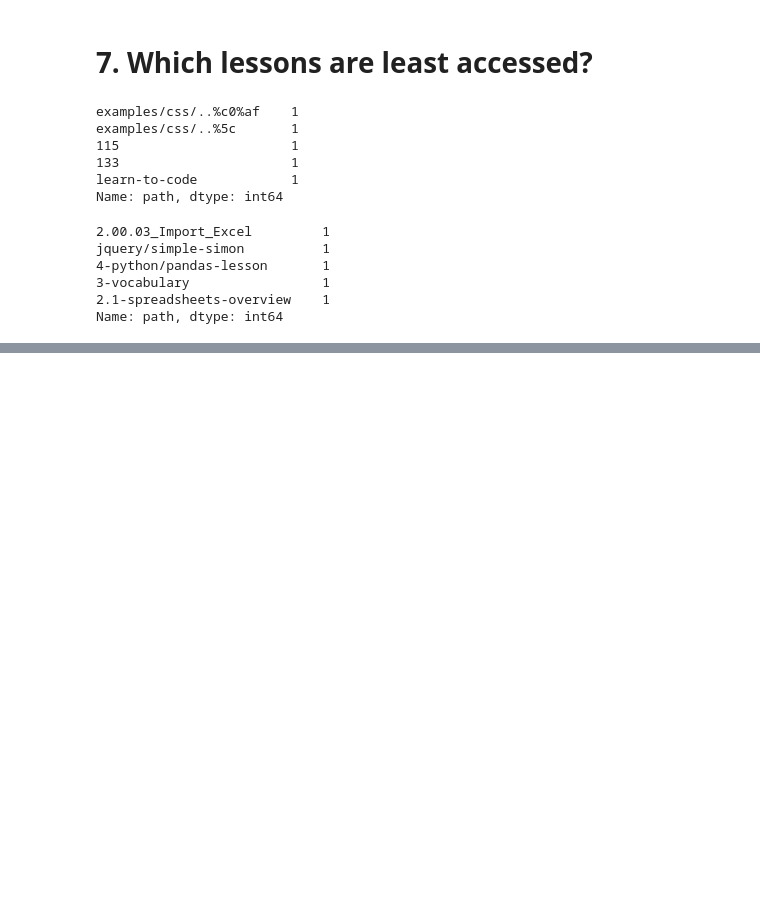
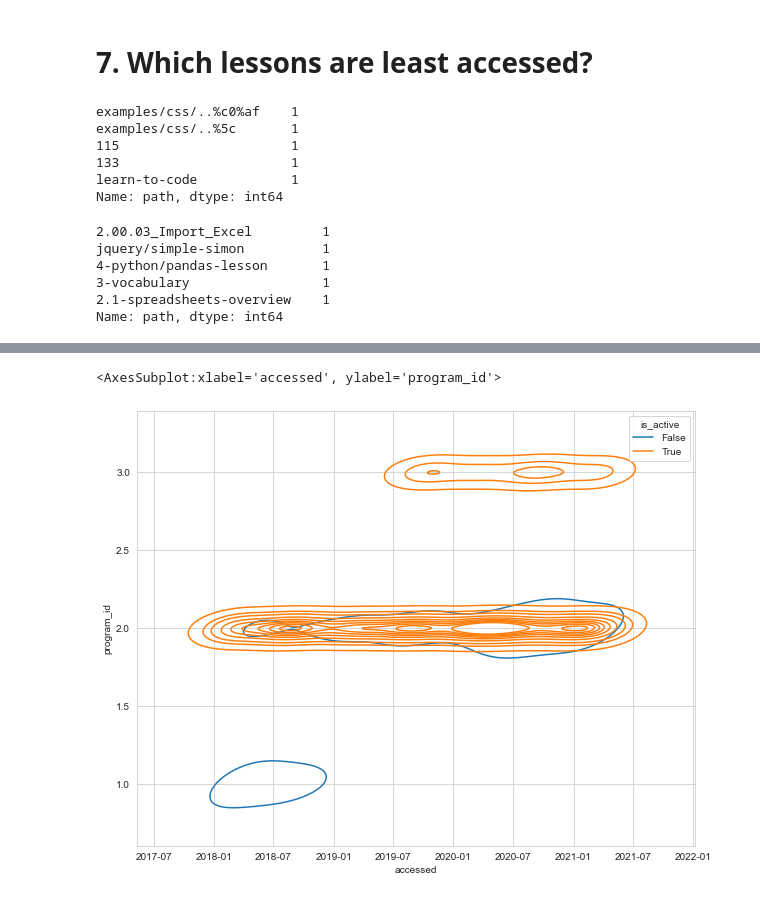
Before and after one commit to miller-cerna-laskowski-morris-eyring/anomaly-group-project, a Jupyter notebook: ray_eda.ipynb, the cells around one changed output, grey strips where cells are left out. Saved outputs shown, nothing was run; the diff lists cells and outputs as text; code cells hidden in the pictures; blank space fills up the shorter version.

Commit message:
updating exercises/example charts

```diff
--- a/ray_eda.ipynb
+++ b/ray_eda.ipynb
@@ -358,3 +358,6 @@ jquery/simple-simon          1
 3-vocabulary                 1
 2.1-spreadsheets-overview    1
 Name: path, dtype: int64
+# %%
+df['is_active'] = (df.accessed >= df.start_date) & (df.accessed <= df.end_date)
+df.head(2)
@@ -360,0 +368,10 @@ Name: path, dtype: int64
+# %%
+sample = df.sample(50000)
+sns.set_style('whitegrid')
+plt.figure(figsize=(10,8))
+sns.kdeplot(x='accessed', y='program_id', hue='is_active',
+            data=sample, n_levels=10,
+           shade = False, shade_lowest=False, ylabel="Program id (1=Webdev 2=Webdev 3=DataScience)")
+# %% [output]
+<AxesSubplot:xlabel='accessed', ylabel='program_id'>
+[figure, added]
```
Also changed, not shown: parts of 11 cells of this notebook.
